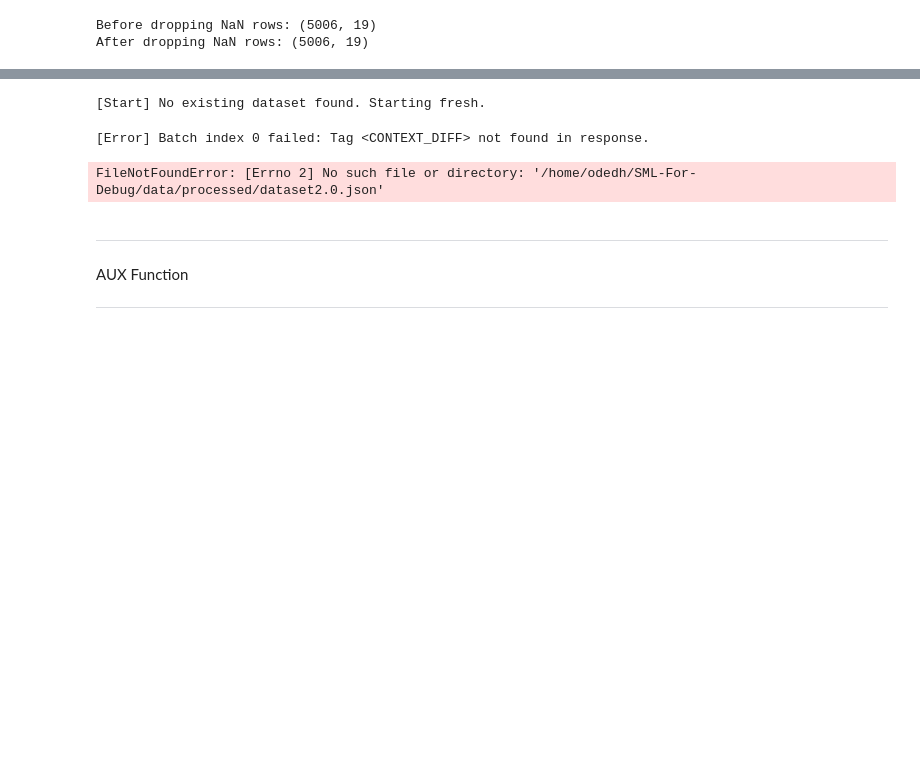
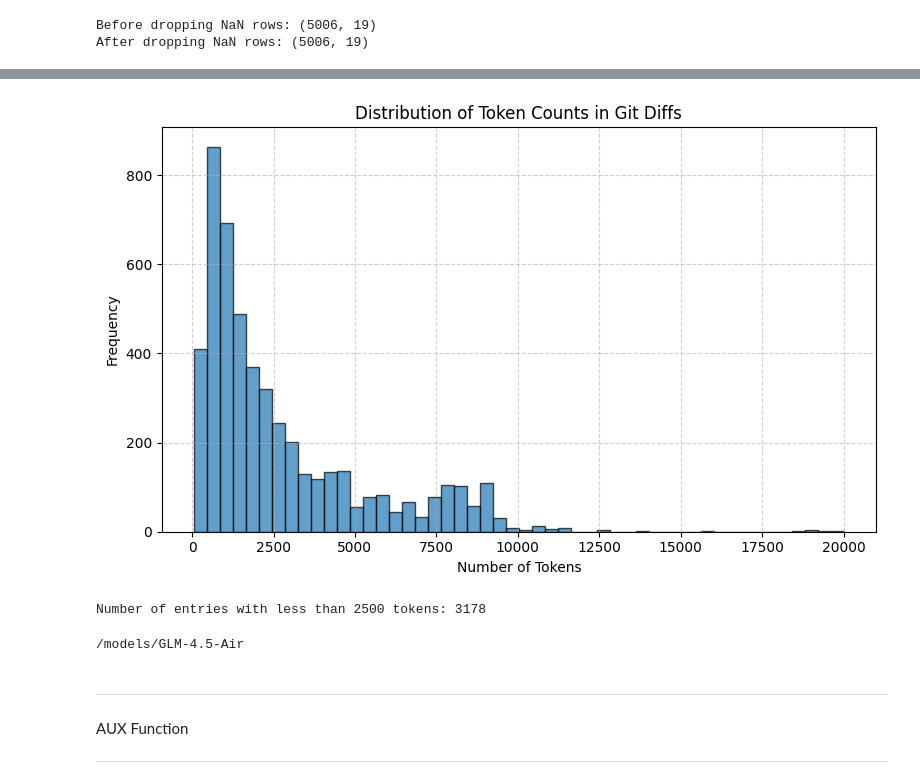
Before and after one commit to OdedHellman/SMLS-For-Debugging, a Jupyter notebook: data/dataset_creation.ipynb, the cells around one changed output, grey strips where cells are left out. Saved outputs shown, nothing was run; the diff lists cells and outputs as text; code cells hidden in the pictures; blank space fills up the shorter version.

```diff
--- a/data/dataset_creation.ipynb
+++ b/data/dataset_creation.ipynb
@@ -16,6 +28,11 @@ random.seed(SEED)
+# %%
+base_folder = "/home/odedh/SML-For-Debug/"
+dataset_path = f"{base_folder}/data/dataset/PyresBugs.xlsx"
+diffs_path = f"{base_folder}/data/dataset2.0/diffs.json"
+new_dataset_path = f"{base_folder}/data/dataset2.0/dataset2.0.json"
 # %%
 # Load the dataset from the Excel file
-file_path = "/home/odedh/SML-For-Debug/data/dataset/PyresBugs.xlsx"  # Replace with the actual file path
+file_path = dataset_path  # Replace with the actual file path
 df = pd.read_excel(file_path)
 
 # Display the first few rows of the dataset
@@ -249,6 +215,6 @@ find the bug in the code, and generate a **git diff patch** that represents the
 '''
 # %%
-tokenizer = AutoTokenizer.from_pretrained("zai-org/GLM-4.5-Air")
+tokenizer = AutoTokenizer.from_pretrained(model_name, trust_remote_code=True)
 
 def count_tokens_glm45(text: str) -> int:
     """
@@ -314,0 +353,8 @@ def parse_teacher_response(teacher_response: str) -> dict:
+# %%
+df = add_diff_token_counts(
+    df,
+    model_name=model_name,
+    diff_col="Diff_patch",
+    preprocess=normalize_code_string  # or None to count raw diffs
+)
+# df_with_counts[["Diff_patch_tokens_Qwen3-Coder-30B-A3B-Instruct"]]
@@ -315,3 +367,33 @@ def parse_teacher_response(teacher_response: str) -> dict:
+# %%
+def plot_diff_token_distribution(df, token_count_col):
+    plt.figure(figsize=(8, 5))
+    plt.hist(df[token_count_col], bins=50, edgecolor='black', alpha=0.7)
+    plt.xlabel("Number of Tokens")
+    plt.ylabel("Frequency")
+    plt.title("Distribution of Token Counts in Git Diffs")
+    plt.grid(True, linestyle="--", alpha=0.6)
+    plt.tight_layout()
+    plt.show()
+
+plot_diff_token_distribution(df, "Diff_patch_num_tokens")
+# Number of enties with less than 5K tokens
+print(
+    f"Number of entries with less than {MAX_NUM_DIFF_TOKENS} tokens:",
+    ((df["Diff_patch_num_tokens"] < MAX_NUM_DIFF_TOKENS) & (df["Diff_patch_num_tokens"] > 0)).sum()
+)
+# %% [output]
+[figure, added]
+Number of entries with less than 2500 tokens: 3178
+# %%
+client = OpenAI(
+    base_url="http://demo-gpu-server02:8001/v1",
+    api_key="-",
+)
+
+model_name = client.models.list().data[0].id
+print(model_name)
+# %% [output]
+/models/GLM-4.5-Air
 # %%
 def build_sft_dataset_batched(
     df,
@@ -404,15 +493,11 @@ def build_sft_dataset_batched(
 
     return sft_dataset
 # %%
-build_sft_dataset_batched(df.head(1),
+build_sft_dataset_batched(df,
                           STUDENT_SYSTEM_PROMPT,
                           TEACHER_SYSTEM_PROMPT,
-                          save_interval=5
+                          save_interval=1
                           )
-# %% [output]
-[Start] No existing dataset found. Starting fresh.
-[Error] Batch index 0 failed: Tag <CONTEXT_DIFF> not found in response.
-FileNotFoundError: [Errno 2] No such file or directory: '/home/odedh/SML-For-Debug/data/processed/dataset2.0.json'
 # %% [markdown]
 ---
 AUX Function
```
Also changed, not shown: parts of 17 cells of this notebook, 7 other files.
